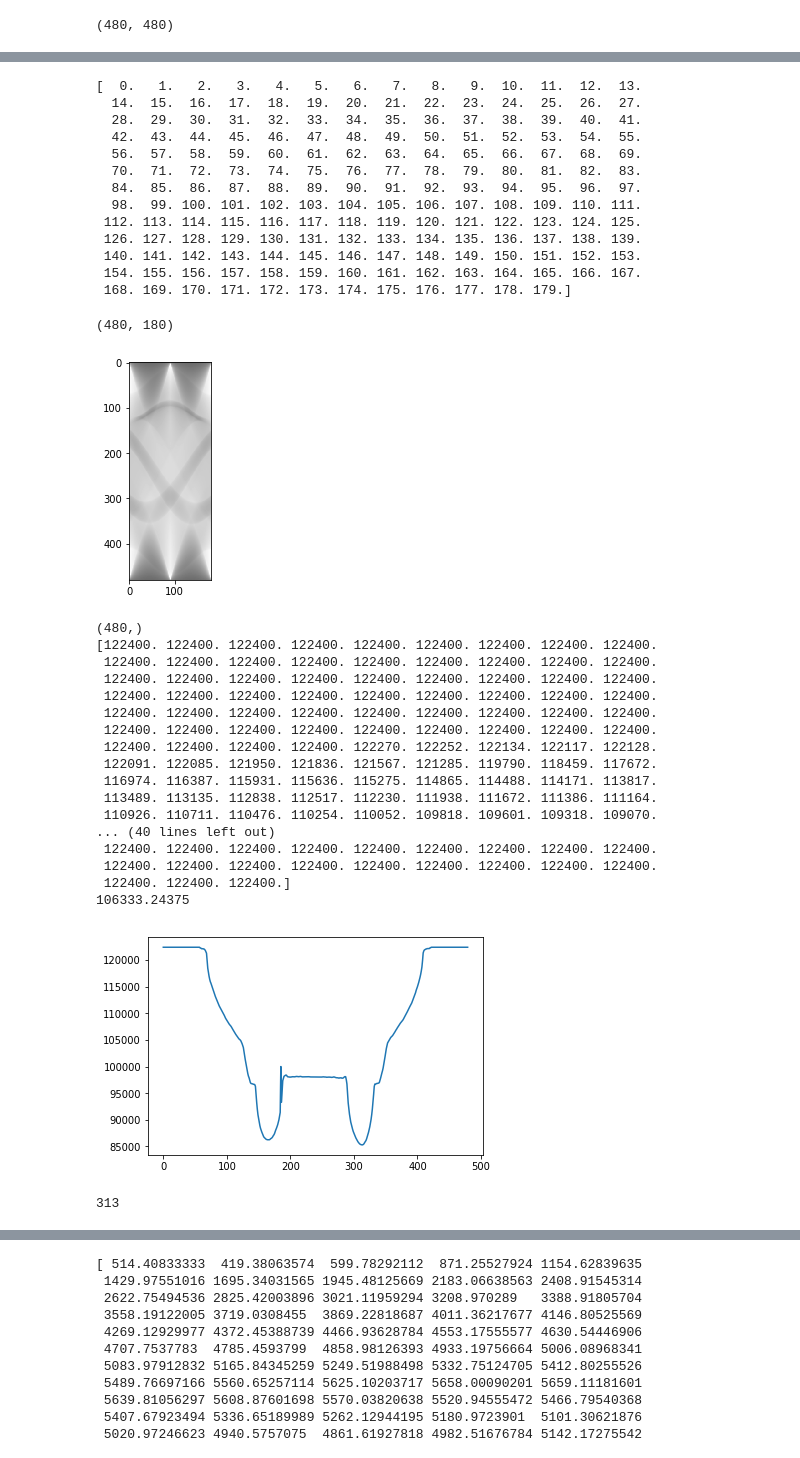
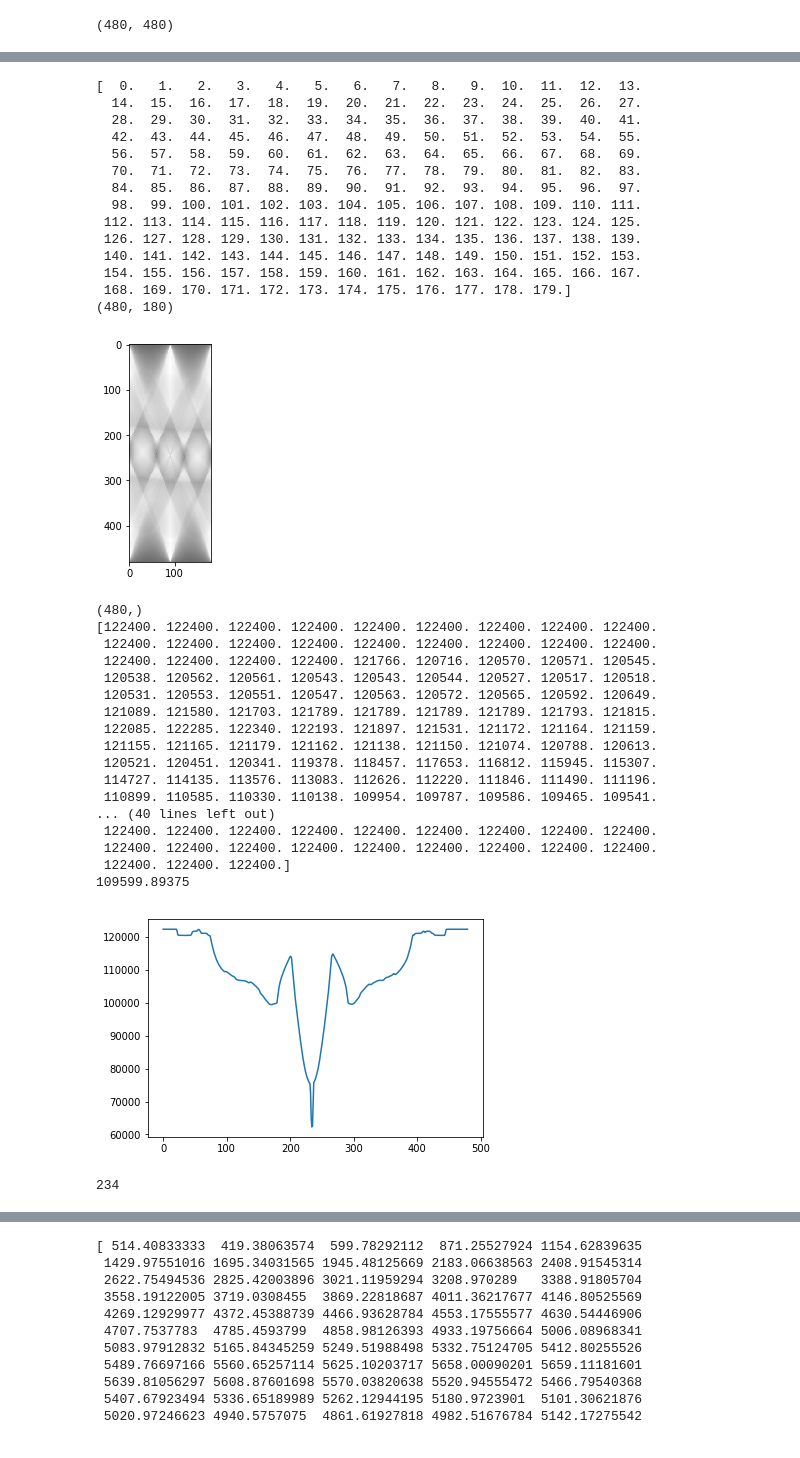
Before and after one commit to SachinG007/Sym_radon, a Jupyter notebook: jupyter_notebooks/Sym_Radon.ipynb, the cells around one changed output, grey strips where cells are left out. Cells and saved outputs as stored; diff of their text form; code cells hidden in the pictures.

```diff
--- a/jupyter_notebooks/Sym_Radon.ipynb
+++ b/jupyter_notebooks/Sym_Radon.ipynb
@@ -11,7 +11,7 @@ import matplotlib.pyplot as plt
 import sewar
 %matplotlib inline
 # %%
-img = cv2.imread("../images/ball.png",0)
+img = cv2.imread("../images/multi.png",0)
 
 # img = scipy.ndimage.rotate(img, -55)
 imgo = np.copy(img)
@@ -47,36 +47,35 @@ print(imsize)
  140. 141. 142. 143. 144. 145. 146. 147. 148. 149. 150. 151. 152. 153.
  154. 155. 156. 157. 158. 159. 160. 161. 162. 163. 164. 165. 166. 167.
  168. 169. 170. 171. 172. 173. 174. 175. 176. 177. 178. 179.]
+(480, 180)
-(480, 180)
-[figure, old version]
+[figure, new version]
 # %%
 b = sinogram1[:,0]
-b[185] = 100000
 print(b.shape)
 print(b)
 print(np.mean(b))
 plt.plot(b) # plotting by columns
 plt.show()
 min_idxb = np.argmin(b)
 print(min_idxb)
 # %% [output]
 (480,)
 [122400. 122400. 122400. 122400. 122400. 122400. 122400. 122400. 122400.
  122400. 122400. 122400. 122400. 122400. 122400. 122400. 122400. 122400.
- 122400. 122400. 122400. 122400. 122400. 122400. 122400. 122400. 122400.
- 122400. 122400. 122400. 122400. 122400. 122400. 122400. 122400. 122400.
- 122400. 122400. 122400. 122400. 122400. 122400. 122400. 122400. 122400.
- 122400. 122400. 122400. 122400. 122400. 122400. 122400. 122400. 122400.
- 122400. 122400. 122400. 122400. 122270. 122252. 122134. 122117. 122128.
- 122091. 122085. 121950. 121836. 121567. 121285. 119790. 118459. 117672.
- 116974. 116387. 115931. 115636. 115275. 114865. 114488. 114171. 113817.
- 113489. 113135. 112838. 112517. 112230. 111938. 111672. 111386. 111164.
- 110926. 110711. 110476. 110254. 110052. 109818. 109601. 109318. 109070.
+ 122400. 122400. 122400. 122400. 121766. 120716. 120570. 120571. 120545.
+ 120538. 120562. 120561. 120543. 120543. 120544. 120527. 120517. 120518.
+ 120531. 120553. 120551. 120547. 120563. 120572. 120565. 120592. 120649.
+ 121089. 121580. 121703. 121789. 121789. 121789. 121789. 121793. 121815.
+ 122085. 122285. 122340. 122193. 121897. 121531. 121172. 121164. 121159.
+ 121155. 121165. 121179. 121162. 121138. 121150. 121074. 120788. 120613.
+ 120521. 120451. 120341. 119378. 118457. 117653. 116812. 115945. 115307.
+ 114727. 114135. 113576. 113083. 112626. 112220. 111846. 111490. 111196.
+ 110899. 110585. 110330. 110138. 109954. 109787. 109586. 109465. 109541.
 ... (40 lines left out)
  122400. 122400. 122400. 122400. 122400. 122400. 122400. 122400. 122400.
  122400. 122400. 122400. 122400. 122400. 122400. 122400. 122400. 122400.
  122400. 122400. 122400.]
-106333.24375
+109599.89375
-[figure, old version]
+[figure, new version]
-313
+234
 # %%
```
Also changed, not shown: parts of 2 cells of this notebook, 1 other file.
